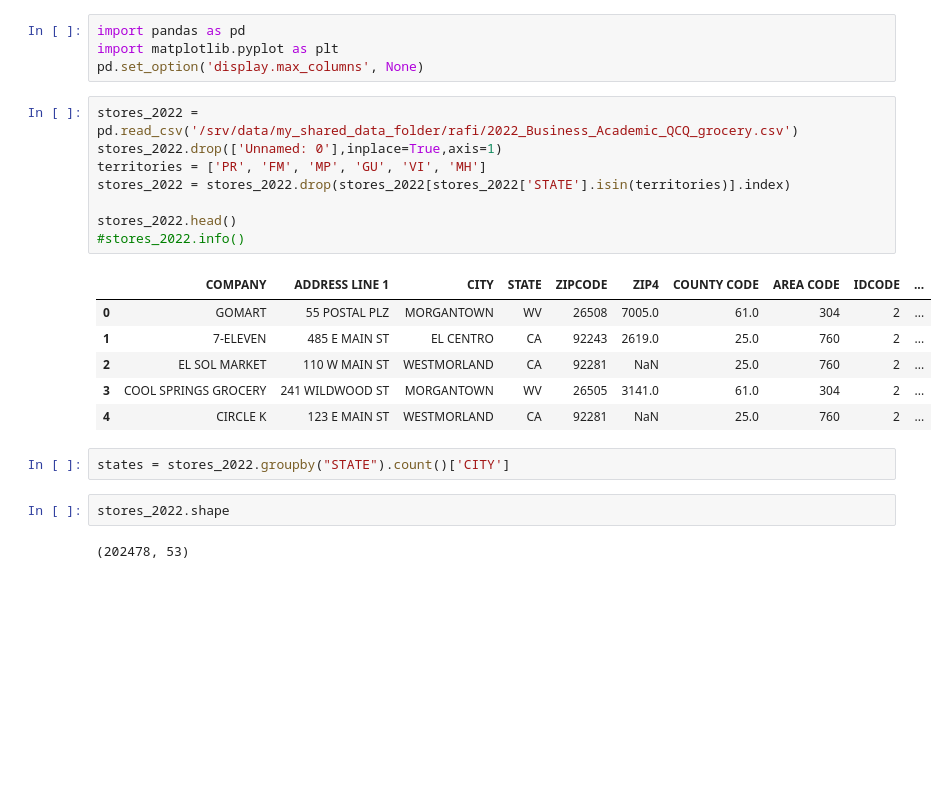
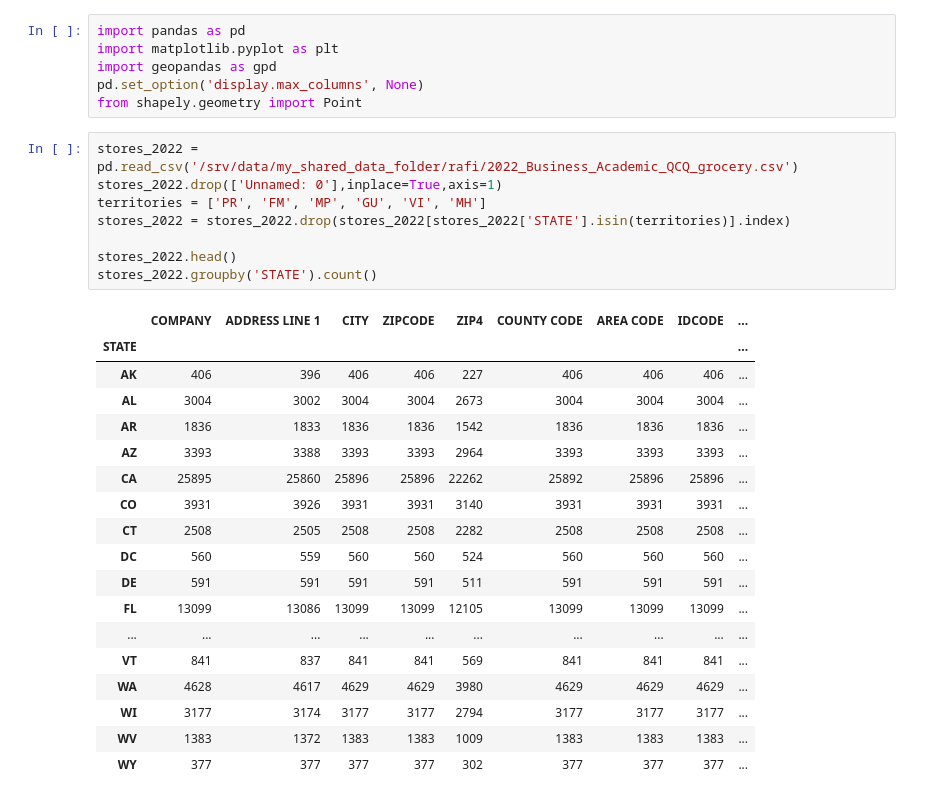
Before and after one commit to uchicago-dsi/rafi-grocery, a Jupyter notebook: notebooks/Sebastian-EDA-22.ipynb, the cells around one changed output. Cells and saved outputs as stored; diff of their text form; blank space fills up the shorter version.

```diff
--- a/notebooks/Sebastian-EDA-22.ipynb
+++ b/notebooks/Sebastian-EDA-22.ipynb
@@ -1,25 +1,33 @@
 # %%
 import pandas as pd
 import matplotlib.pyplot as plt
+import geopandas as gpd
 pd.set_option('display.max_columns', None)
+from shapely.geometry import Point
 # %%
 stores_2022 = pd.read_csv('/srv/data/my_shared_data_folder/rafi/2022_Business_Academic_QCQ_grocery.csv')
 stores_2022.drop(['Unnamed: 0'],inplace=True,axis=1)
 territories = ['PR', 'FM', 'MP', 'GU', 'VI', 'MH']
 stores_2022 = stores_2022.drop(stores_2022[stores_2022['STATE'].isin(territories)].index)
 
 stores_2022.head()
-#stores_2022.info()
+stores_2022.groupby('STATE').count()
 # %% [output]
-|  | COMPANY | ADDRESS LINE 1 | CITY | STATE | ZIPCODE | ZIP4 | COUNTY CODE | AREA CODE | IDCODE | ... |
-| 0 | GOMART | 55 POSTAL PLZ | MORGANTOWN | WV | 26508 | 7005.0 | 61.0 | 304 | 2 | ... |
-| 1 | 7-ELEVEN | 485 E MAIN ST | EL CENTRO | CA | 92243 | 2619.0 | 25.0 | 760 | 2 | ... |
-| 2 | EL SOL MARKET | 110 W MAIN ST | WESTMORLAND | CA | 92281 | NaN | 25.0 | 760 | 2 | ... |
-| 3 | COOL SPRINGS GROCERY | 241 WILDWOOD ST | MORGANTOWN | WV | 26505 | 3141.0 | 61.0 | 304 | 2 | ... |
-| 4 | CIRCLE K | 123 E MAIN ST | WESTMORLAND | CA | 92281 | NaN | 25.0 | 760 | 2 | ... |
+|  | COMPANY | ADDRESS LINE 1 | CITY | ZIPCODE | ZIP4 | COUNTY CODE | AREA CODE | IDCODE | ... |
+| STATE |  |  |  |  |  |  |  |  | ... |
+| AK | 406 | 396 | 406 | 406 | 227 | 406 | 406 | 406 | ... |
+| AL | 3004 | 3002 | 3004 | 3004 | 2673 | 3004 | 3004 | 3004 | ... |
+| AR | 1836 | 1833 | 1836 | 1836 | 1542 | 1836 | 1836 | 1836 | ... |
+| AZ | 3393 | 3388 | 3393 | 3393 | 2964 | 3393 | 3393 | 3393 | ... |
+| CA | 25895 | 25860 | 25896 | 25896 | 22262 | 25892 | 25896 | 25896 | ... |
+| CO | 3931 | 3926 | 3931 | 3931 | 3140 | 3931 | 3931 | 3931 | ... |
+| CT | 2508 | 2505 | 2508 | 2508 | 2282 | 2508 | 2508 | 2508 | ... |
+| DC | 560 | 559 | 560 | 560 | 524 | 560 | 560 | 560 | ... |
+| DE | 591 | 591 | 591 | 591 | 511 | 591 | 591 | 591 | ... |
+| FL | 13099 | 13086 | 13099 | 13099 | 12105 | 13099 | 13099 | 13099 | ... |
+| ... | ... | ... | ... | ... | ... | ... | ... | ... | ... |
+| VT | 841 | 837 | 841 | 841 | 569 | 841 | 841 | 841 | ... |
+| WA | 4628 | 4617 | 4629 | 4629 | 3980 | 4629 | 4629 | 4629 | ... |
+| WI | 3177 | 3174 | 3177 | 3177 | 2794 | 3177 | 3177 | 3177 | ... |
+| WV | 1383 | 1372 | 1383 | 1383 | 1009 | 1383 | 1383 | 1383 | ... |
+| WY | 377 | 377 | 377 | 377 | 302 | 377 | 377 | 377 | ... |
-# %%
-states = stores_2022.groupby("STATE").count()['CITY']
-# %%
-stores_2022.shape
-# %% [output]
-(202478, 53)
```
Also changed, not shown: parts of 8 cells of this notebook.
